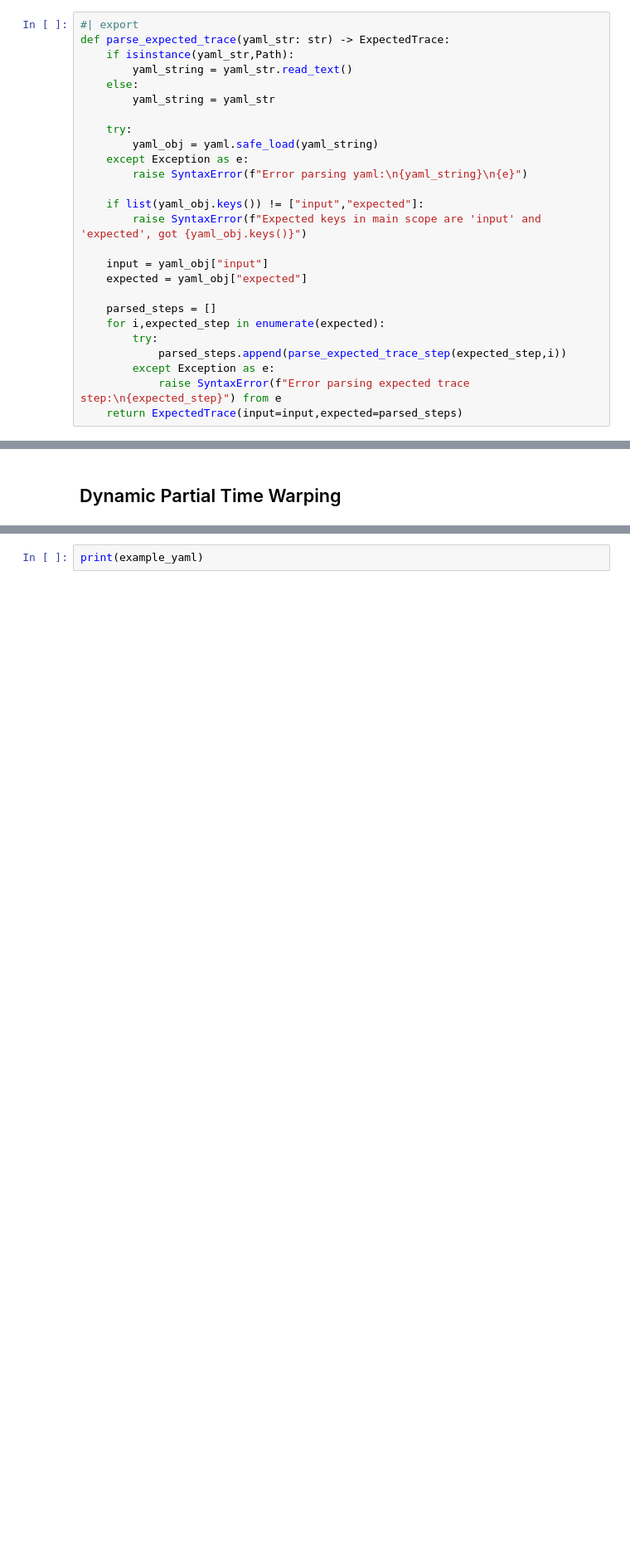
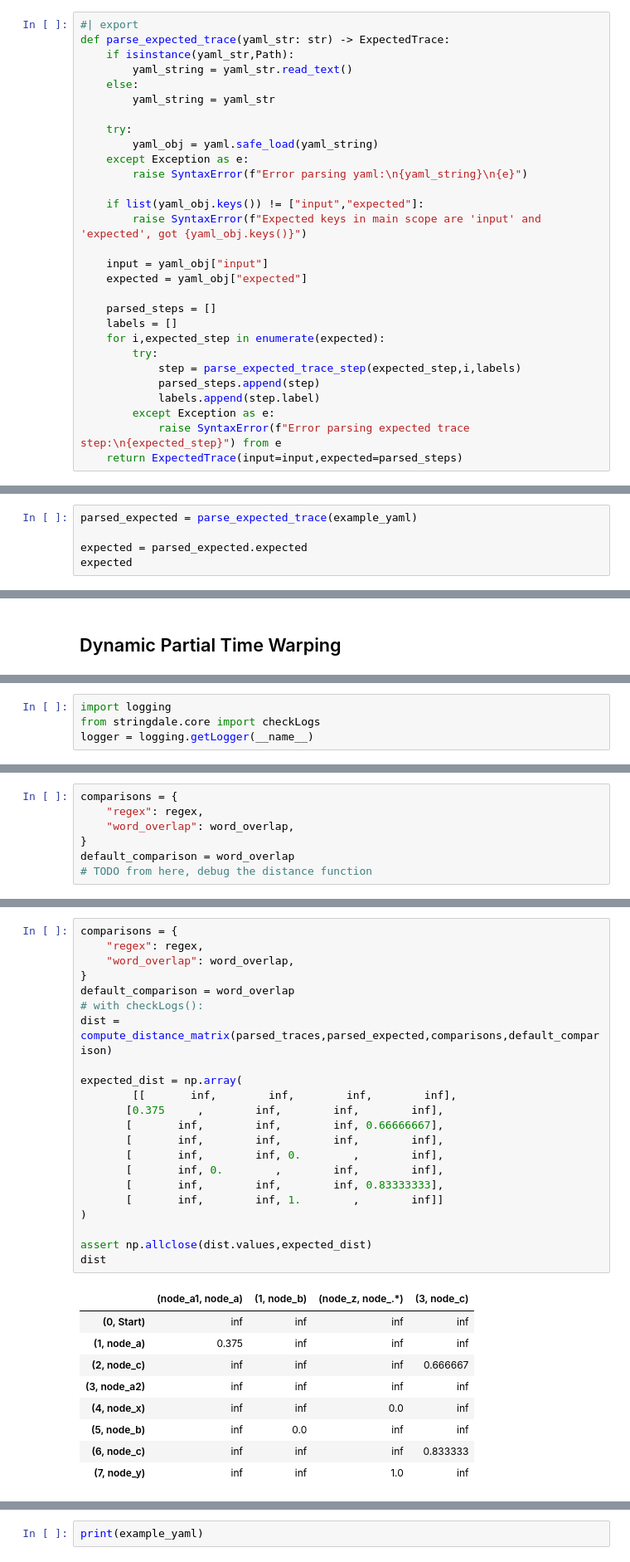
Before and after one commit to DeanLight/stringdale, a Jupyter notebook: nbs/017_eval.ipynb, the cells around one changed output, grey strips where cells are left out. Shown at 83% size. Drawn from its saved outputs; the diff is of its cells as text; blank space fills up the shorter version.

```diff
--- a/nbs/017_eval.ipynb
+++ b/nbs/017_eval.ipynb
@@ -346,9 +430,12 @@ def parse_expected_trace(yaml_str: str) -> ExpectedTrace:
     expected = yaml_obj["expected"]
 
     parsed_steps = []
+    labels = []
     for i,expected_step in enumerate(expected):
         try:
-            parsed_steps.append(parse_expected_trace_step(expected_step,i))
+            step = parse_expected_trace_step(expected_step,i,labels)
+            parsed_steps.append(step)
+            labels.append(step.label)
         except Exception as e:
             raise SyntaxError(f"Error parsing expected trace step:\n{expected_step}") from e
     return ExpectedTrace(input=input,expected=parsed_steps)
@@ -440,0 +444,5 @@ x.model_dump()
+# %%
+parsed_expected = parse_expected_trace(example_yaml)
+
+expected = parsed_expected.expected
+expected
@@ -446,6 +553,10 @@ from typing import List, Any, Dict, Callable
 import itertools as it
 import re
 from stringdale.mappings import access_object
+# %%
+import logging
+from stringdale.core import checkLogs
+logger = logging.getLogger(__name__)
 # %%
 #| export
 def compute_trace_distance(trace,expected,comparisons,default_comparison):
@@ -495,0 +586,7 @@ def compute_distance_matrix(
+# %%
+comparisons = {
+    "regex": regex,
+    "word_overlap": word_overlap,
+}
+default_comparison = word_overlap
+# TODO from here, debug the distance function
@@ -495,0 +635,32 @@ def compute_distance_matrix(
+# %%
+comparisons = {
+    "regex": regex,
+    "word_overlap": word_overlap,
+}
+default_comparison = word_overlap
+# with checkLogs():
+dist = compute_distance_matrix(parsed_traces,parsed_expected,comparisons,default_comparison)
+
+expected_dist = np.array(
+        [[       inf,        inf,        inf,        inf],
+       [0.375     ,        inf,        inf,        inf],
+       [       inf,        inf,        inf, 0.66666667],
+       [       inf,        inf,        inf,        inf],
+       [       inf,        inf, 0.        ,        inf],
+       [       inf, 0.        ,        inf,        inf],
+       [       inf,        inf,        inf, 0.83333333],
+       [       inf,        inf, 1.        ,        inf]]
+)
+
+assert np.allclose(dist.values,expected_dist)
+dist
+# %% [output]
+|  | (node_a1, node_a) | (1, node_b) | (node_z, node_.*) | (3, node_c) |
+| (0, Start) | inf | inf | inf | inf |
+| (1, node_a) | 0.375 | inf | inf | inf |
+| (2, node_c) | inf | inf | inf | 0.666667 |
+| (3, node_a2) | inf | inf | inf | inf |
+| (4, node_x) | inf | inf | 0.0 | inf |
+| (5, node_b) | inf | 0.0 | inf | inf |
+| (6, node_c) | inf | inf | inf | 0.833333 |
+| (7, node_y) | inf | inf | 1.0 | inf |
```
Also changed, not shown: parts of 38 cells of this notebook, 4 other files.
